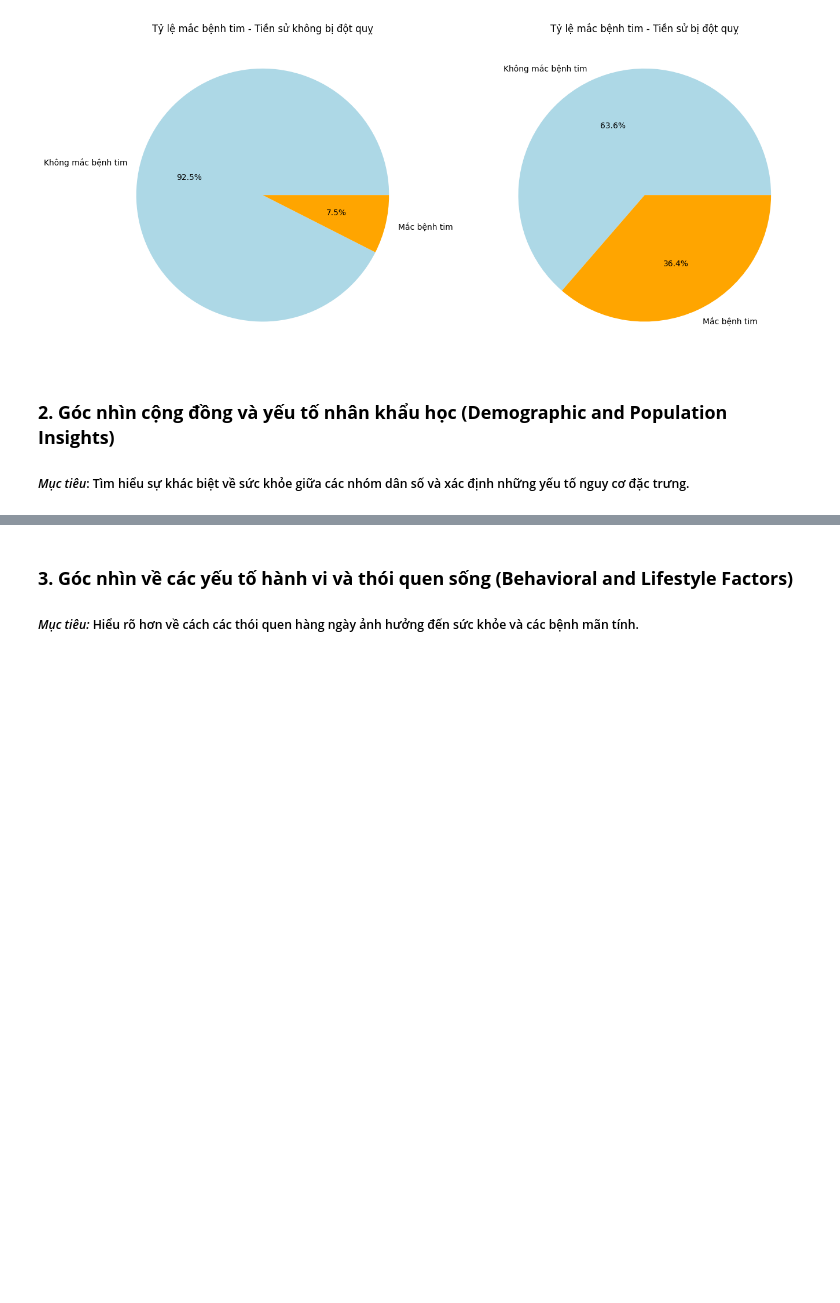
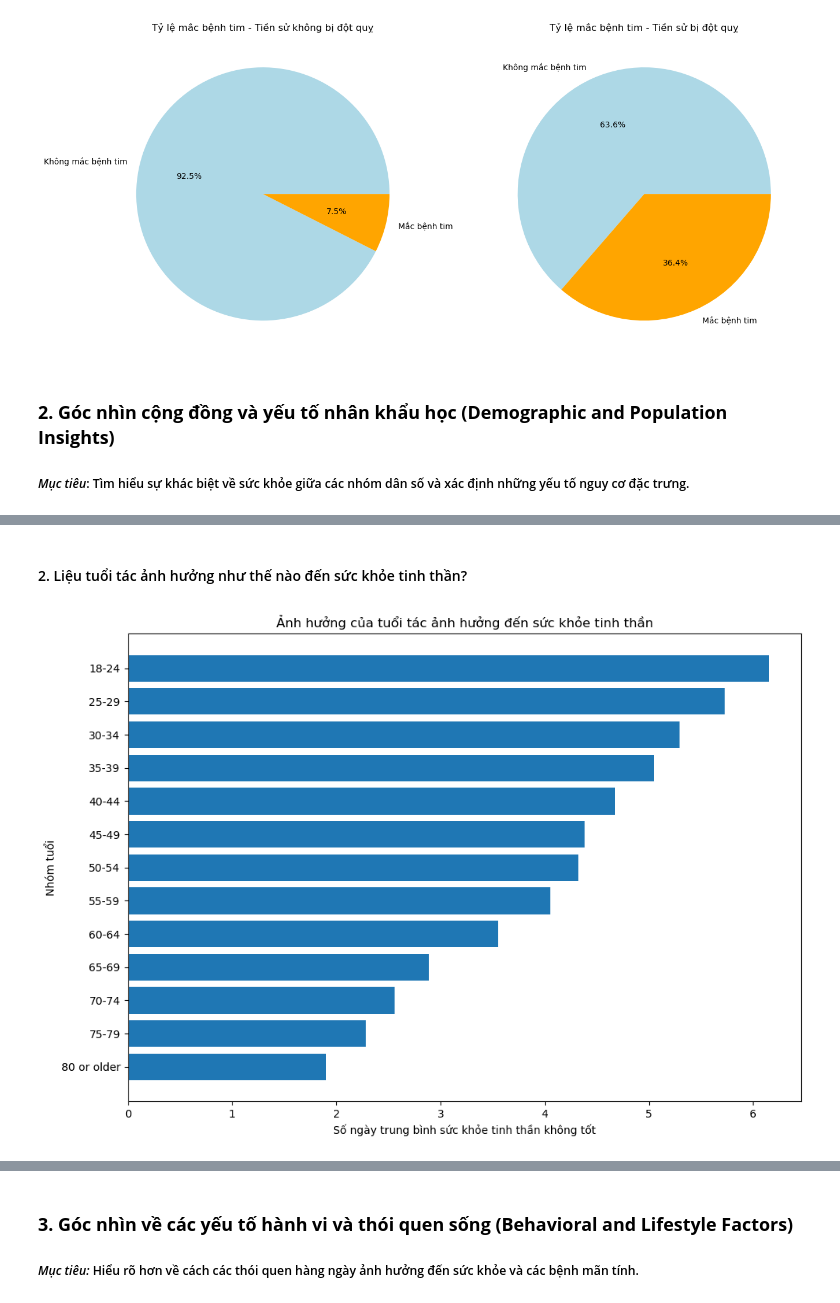
Before and after one commit to richardnguyen0715/Pro4DS-FinalProject-HandleKaggleDatasetProblems, a Jupyter notebook: Source/DataExploration.ipynb, the cells around one changed output, grey strips where cells are left out. Drawn from its saved outputs; the diff is of its cells as text; code cells hidden in the pictures; blank space fills up the shorter version.

```diff
--- a/Source/DataExploration.ipynb
+++ b/Source/DataExploration.ipynb
@@ -298,0 +319,16 @@ plt.show()
+# %% [markdown]
+#### 2. Liệu tuổi tác ảnh hưởng như thế nào đến sức khỏe tinh thần?
+# %%
+physical_health_data = df.groupby("AgeCategory")["MentalHealth"].mean().sort_index(ascending=False)
+
+plt.figure(figsize=(10,7))
+
+plt.barh(physical_health_data.index, physical_health_data.values)
+plt.title("Ảnh hưởng của tuổi tác ảnh hưởng đến sức khỏe tinh thần")
+plt.xlabel("Số ngày trung bình sức khỏe tinh thần không tốt")
+plt.ylabel("Nhóm tuổi")
+
+plt.tight_layout()
+plt.show()
+# %% [output]
+[figure, added]
```
Also changed, not shown: parts of 29 cells of this notebook.
